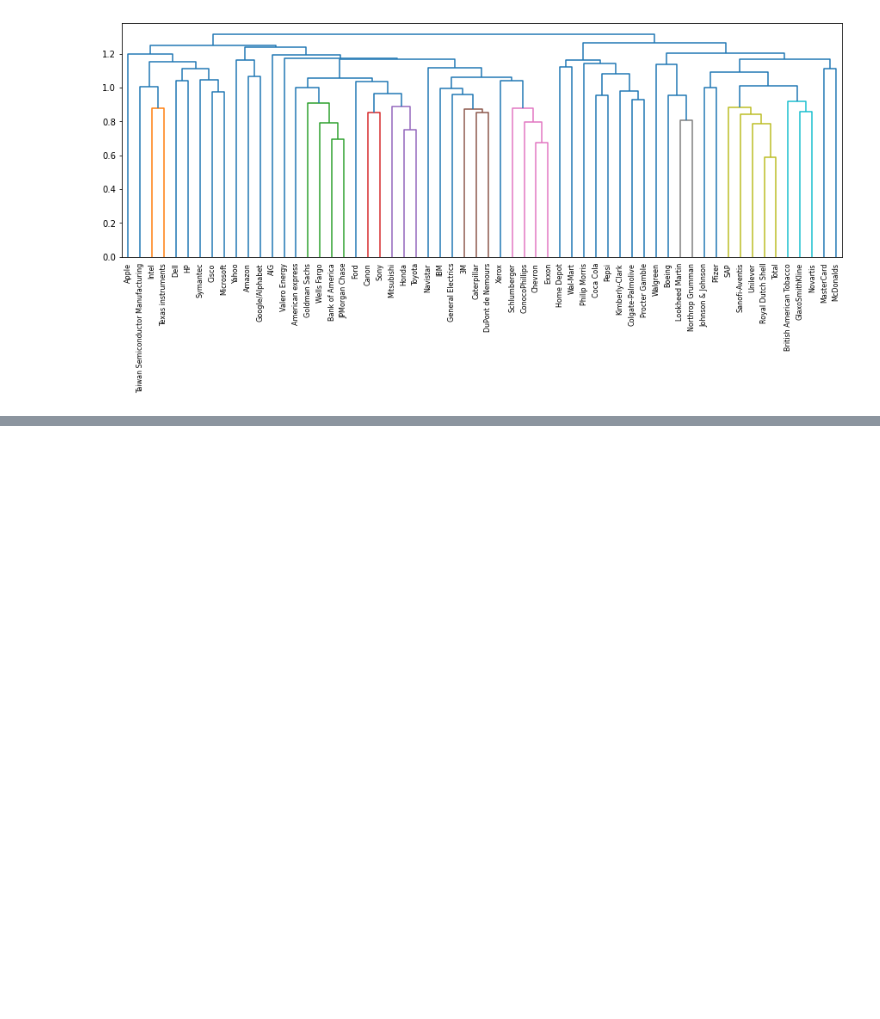
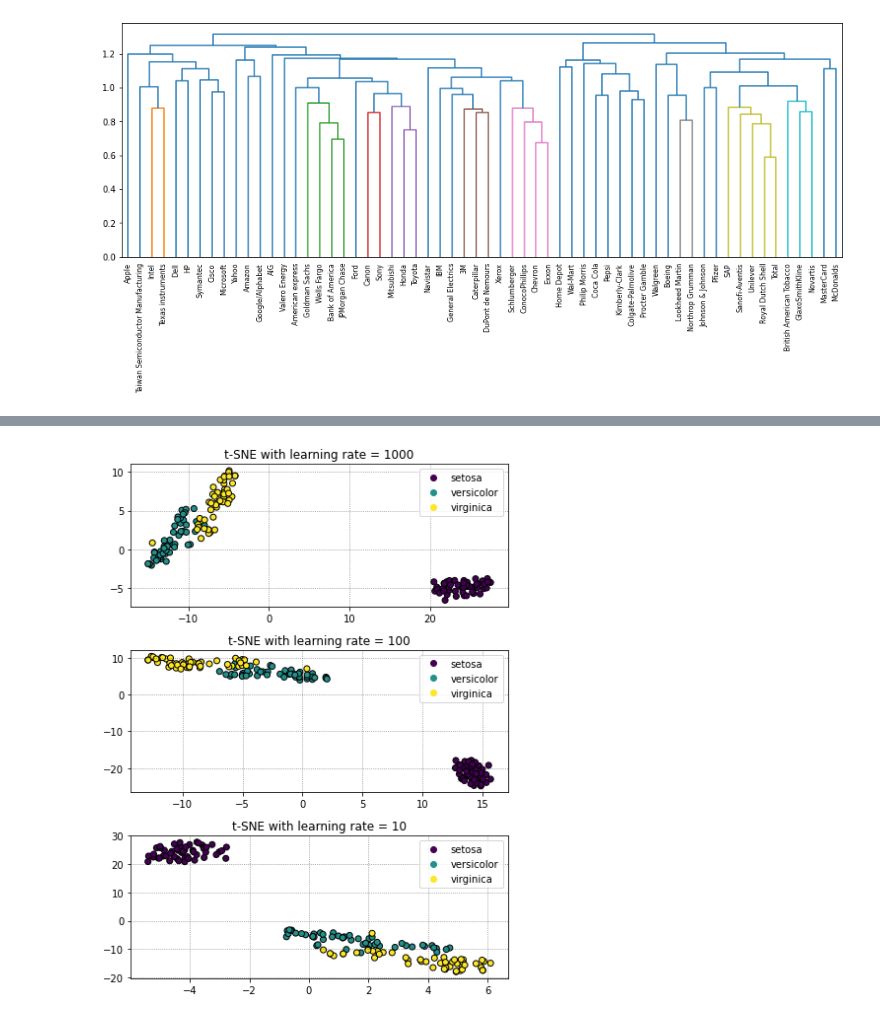
Before and after one commit to kbantoec/unsupervised_learning, a Jupyter notebook: clustering_for_dataset_exploration.ipynb, the cells around one changed output, grey strips where cells are left out. Saved outputs shown, nothing was run; the diff lists cells and outputs as text; code cells hidden in the pictures; blank space fills up the shorter version.

```diff
--- a/clustering_for_dataset_exploration.ipynb
+++ b/clustering_for_dataset_exploration.ipynb
@@ -743,0 +818,25 @@ We can produce great visualizations such as this with hierarchical clustering, b
+# %%
+def create_tsne(data: ndarray, lr: int = 100) -> Tuple[TSNE, ndarray]:
+    model = TSNE(learning_rate=100)
+    tsne_features: ndarray = model.fit_transform(data)
+    return model, tsne_features
+# %%
+def tsne_subplots(data: ndarray, learning_rates: tuple = (100, ), color_labels=None, legend_labels=None):
+    fig, axs = plt.subplots(3, 1, figsize=(6, 8))
+    for i, lr in enumerate(learning_rates):
+        _, tsne_features = create_tsne(data, lr)
+        xs: ndarray = tsne_features[:, 0]
+        ys: ndarray = tsne_features[:, 1]
+        scatter = axs[i].scatter(xs, ys, c=color_labels, edgecolors='k')
+        axs[i].set_title(f"t-SNE with learning rate = {lr}")
+        axs[i].grid(True, ls=':', c='k', alpha=0.5)
+        if legend_labels is not None:
+            axs[i].legend(*scatter.legend_elements()[:-1], legend_labels)
+        else:
+            axs[i].legend(*scatter.legend_elements())
+    fig.tight_layout()
+    plt.show()
+# %%
+tsne_subplots(iris.data, learning_rates=(1000, 100, 10), color_labels=iris.target, legend_labels=iris.target_names)
+# %% [output]
+[figure, added]
```
Also changed, not shown: parts of 24 cells of this notebook.
